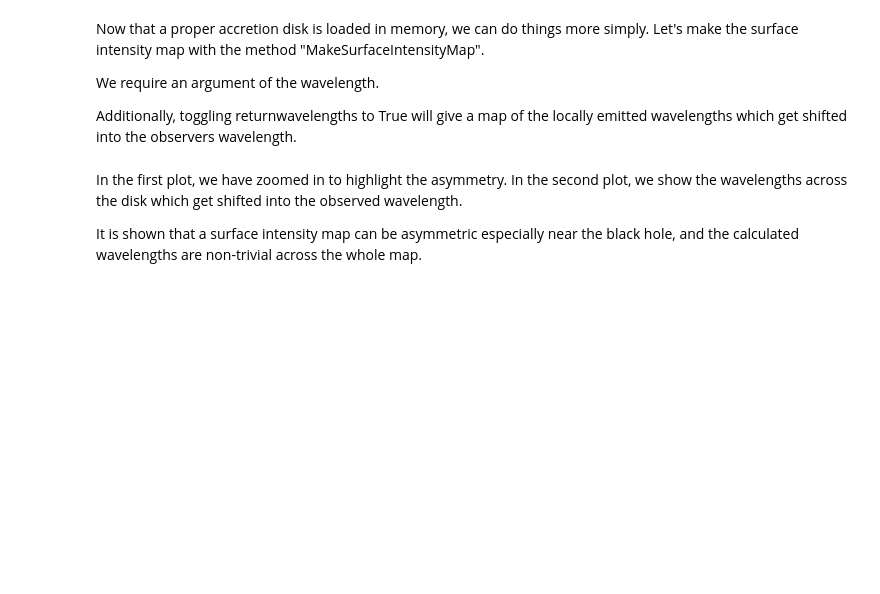
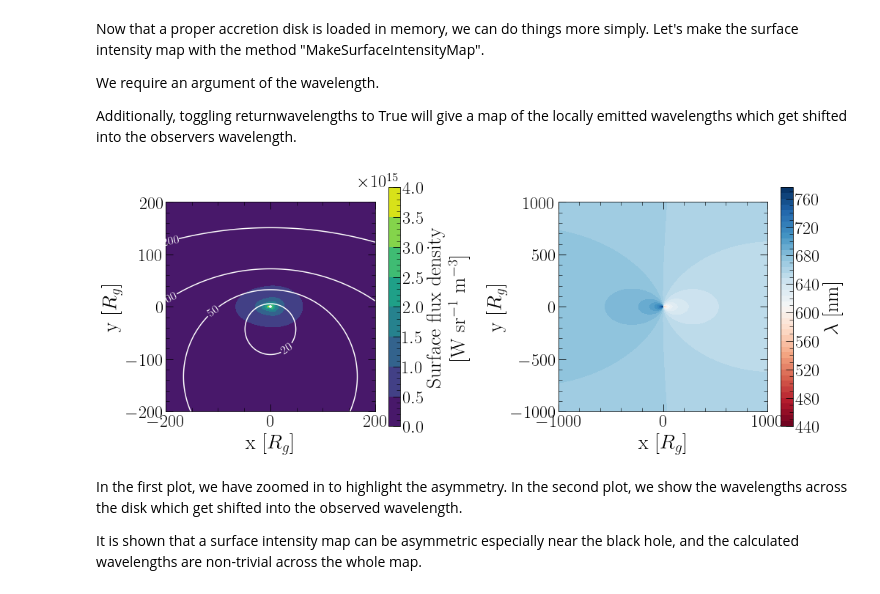
Before and after one commit to Henry-Best-01/Amoeba, a Jupyter notebook: AmoebaExamples.ipynb, the cells around one changed output. Drawn from its saved outputs; the diff is of its cells as text; code cells hidden in the pictures; blank space fills up the shorter version.

```diff
--- a/AmoebaExamples.ipynb
+++ b/AmoebaExamples.ipynb
@@ -713,27 +774,33 @@ Additionally, toggling returnwavelengths to True will give a map of the locally
 # %%
 wavelen = 1000
 intensities, wavelengths = AccDisk.MakeSurfaceIntensityMap(wavelen, returnwavelengths=True)
+timelags = AccDisk.MakeTimeDelayMap(unit='hours', jitters=False)
+contours = [10, 20, 50, 100, 200]
 size = 200
 center=500
 
 xaxis = np.linspace(-1000, 1000, 1000)
 yaxis = xaxis.copy()
 zoomaxis = np.linspace(-size, size, 2*size)
 X, Y = np.meshgrid(xaxis, yaxis)
 Xzoom, Yzoom = np.meshgrid(zoomaxis, zoomaxis)
 fig, ax = plt.subplots(1, 2, figsize=(16,6))
 c1 = ax[0].contourf(Xzoom, Yzoom, intensities[center-size:center+size, center-size:center+size])
+td1 = ax[0].contour(Xzoom, Yzoom, timelags[center-size:center+size, center-size:center+size], contours, colors='white')
+plt.clabel(td1, inline=1, fontsize=16)
 c2 = ax[1].contourf(X, Y, wavelengths, 50,cmap='RdBu')
 ax[0].set_aspect(1)
 ax[1].set_aspect(1)
 plt.colorbar(c1, ax=ax[0], label="Surface flux density\n "+r"[W sr$^{-1}$ m$^{-3}$]")
 plt.colorbar(c2, ax=ax[1], label=r"$\lambda$ [nm]")
 ax[0].set_xlabel(r"x [$R_{g}$]")
 ax[1].set_xlabel(r"x [$R_{g}$]")
 ax[0].set_ylabel(r"y [$R_{g}$]")
 ax[1].set_ylabel(r"y [$R_{g}$]")
 plt.subplots_adjust(wspace=0.5)
 plt.show()
+# %% [output]
+[figure, added]
 # %% [markdown]
 In the first plot, we have zoomed in to highlight the asymmetry. In the second plot, we show the wavelengths across the disk which get shifted into the observed wavelength.
 
```
Also changed, not shown: parts of 36 cells of this notebook.
